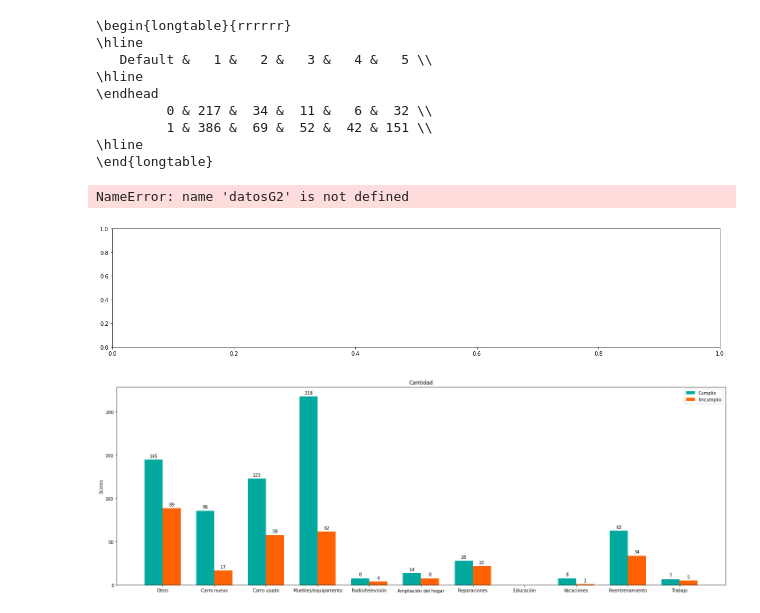
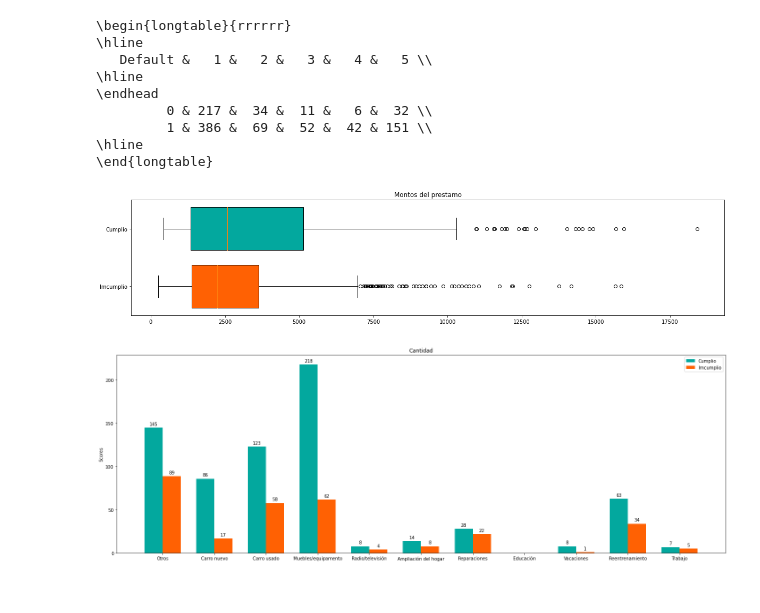
Before and after one commit to Afr063426/Proyecto_Est_Act_II, a Jupyter notebook: codigo.ipynb, the cells around one changed output. Saved outputs shown, nothing was run; the diff lists cells and outputs as text; code cells hidden in the pictures.

```diff
--- a/codigo.ipynb
+++ b/codigo.ipynb
@@ -149,26 +149,27 @@ print(tabulate(savings_default,headers='keys',tablefmt='latex_longtable'))
 \hline
 \end{longtable}
 # %%
+datosG1 = data.loc[:, ["Monto", "Default"]]
+datosG2 = [datosG1[datosG1["Default"]==1].Monto, datosG1[datosG1["Default"]==0].Monto]
 fig, (ax1) = plt.subplots(nrows=1, ncols=1, figsize=(20, 4))
 
 # rectangular box plot
 bplot1 = ax1.boxplot(datosG2,
                      vert=False,  # vertical box alignment
                      patch_artist=True,  # fill with color
                      labels=["Imcumplio", "Cumplio"],
                      widths=(0.75, 0.75))  # will be used to label x-ticks
 ax1.set_title("Montos del prestamo")
 
 
 # fill with colors
 for patch, color in zip(bplot1['boxes'], [ '#FF6103', '#03A89E']):
         patch.set_facecolor(color)
 
 
 plt.show()
 # %% [output]
-NameError: name 'datosG2' is not defined
-[figure, old version]
+[figure, new version]
 # %%
 #Hacer que para cada uno de los labels este los defalu, me gusta más
 datosG1 = data.loc[:, ["Proposito", "Default"]]
```
Also changed, not shown: parts of 1 cell of this notebook.
